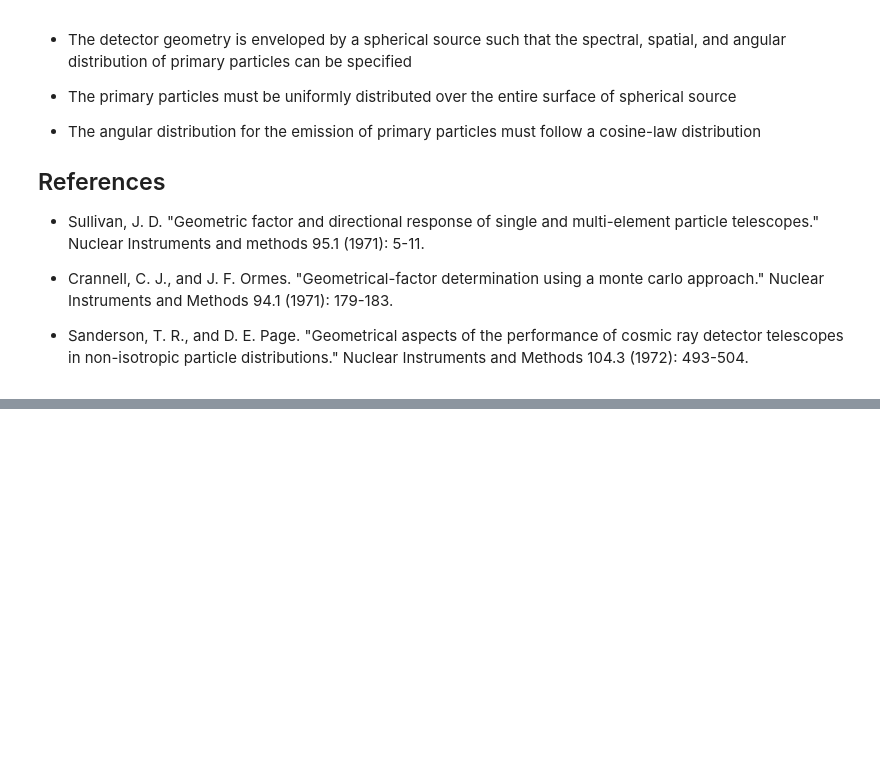
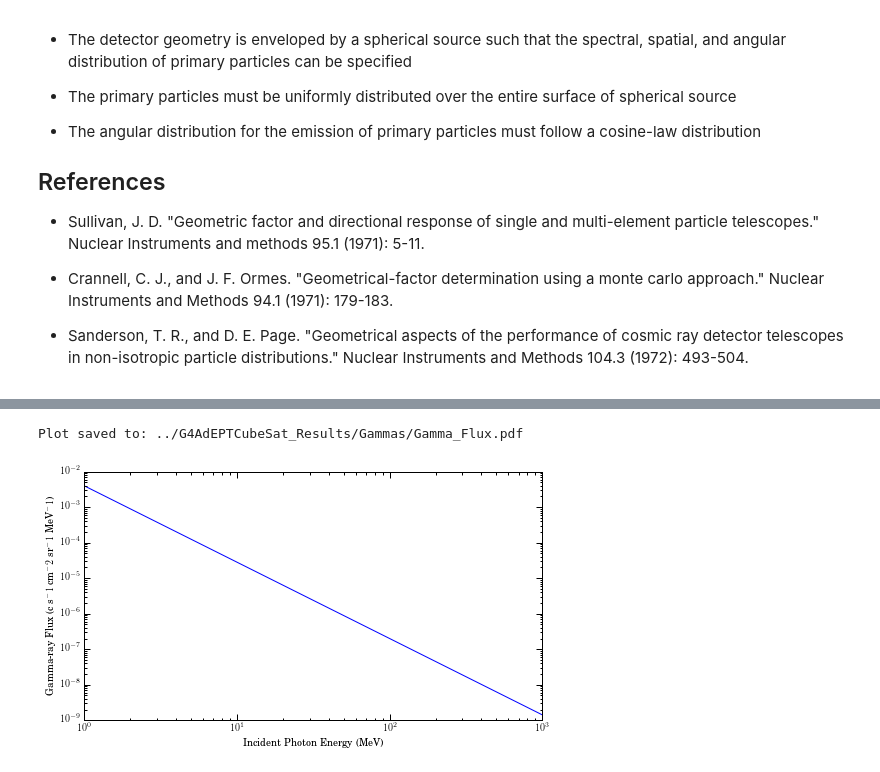
Before and after one commit to mkurnell/G4AdEPTCubeSat-Analysis, a Jupyter notebook: G4AdEPTCubeSat Geometry Factor.ipynb, the cells around one changed output, grey strips where cells are left out. Saved outputs shown, nothing was run; the diff lists cells and outputs as text; code cells hidden in the pictures; blank space fills up the shorter version.

```diff
--- a/G4AdEPTCubeSat Geometry Factor.ipynb
+++ b/G4AdEPTCubeSat Geometry Factor.ipynb
@@ -334,28 +376,30 @@ Plot saved to: ../../G4AdEPTCubeSat-build/Geometric_Factor_Gamma_Test.pdf
 # %%
-ETFlux = 40.*(InputEnergies[:,0]/1000)^(-2.15)
 Energies_MeV = InputEnergies/1000.
 ETFlux = 40.*10**(-4)*(Energies_MeV**(-2.15))
 
 figF, axF = plt.subplots(1,1)
 
 plt.loglog(Energies_MeV,ETFlux)
 
 # Figure Properties
 axF.set_ylabel(r'Gamma-ray Flux (c s$^-1$ cm$^-2$ sr$^-1$ MeV$^-1$)')
 axF.set_xlabel('Incident Photon Energy (MeV)')
 axF.set_ylim(10**-9, 10**-2)
 axF.set_xlim(1, 1000)
 
 # Tight Layout
 plt.tight_layout()
 
 # Save the figure
 file_figF = 'Gamma_Flux.pdf'
 plt.savefig(DataFolder + file_figF, bbox_inches="tight")
 print 'Plot saved to: ' + (DataFolder+file_figF)
 
 # Show the figure
 plt.show(figF)
+# %% [output]
+Plot saved to: ../G4AdEPTCubeSat_Results/Gammas/Gamma_Flux.pdf
+[figure, added]
 # %%
 # Convolution of Geometry Factor with Flux
 counts = G_Pair*ETFlux
```
Also changed, not shown: parts of 7 cells of this notebook.
